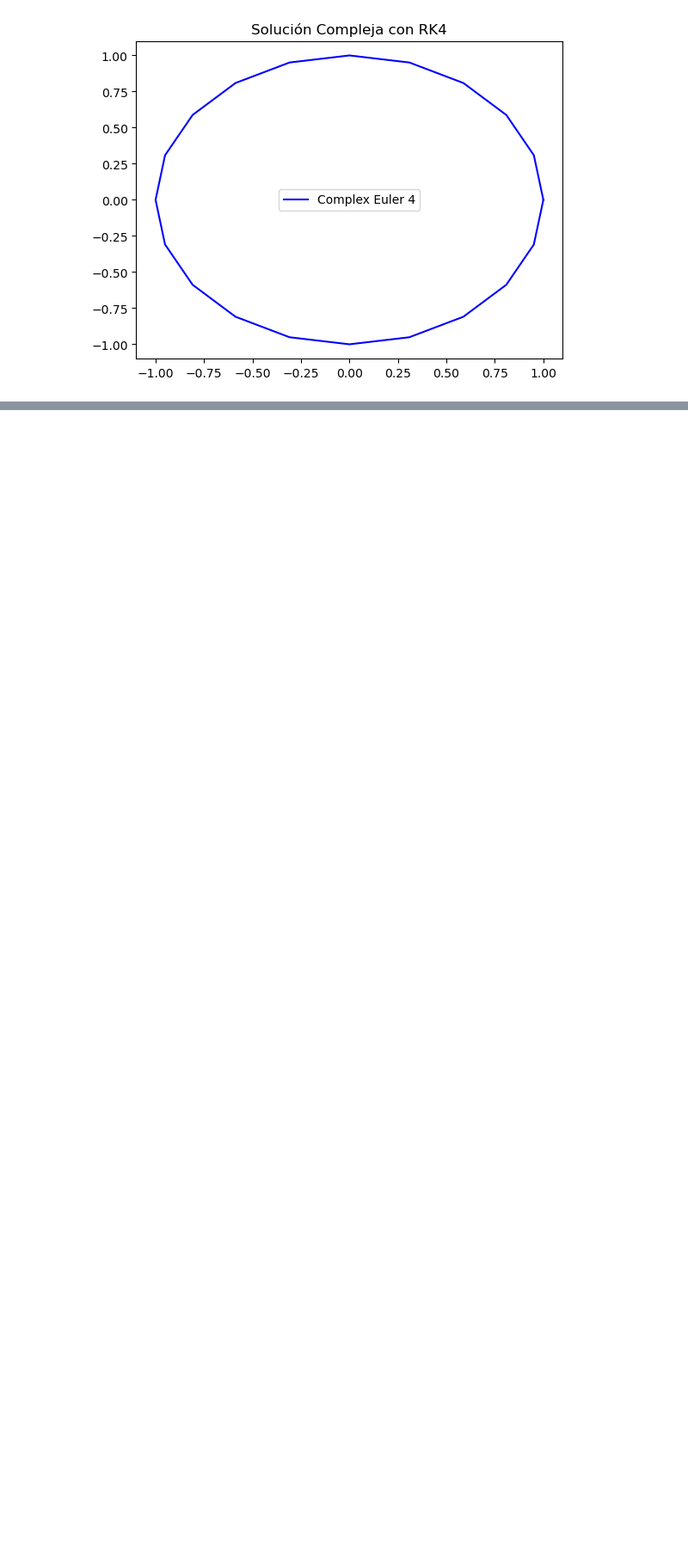
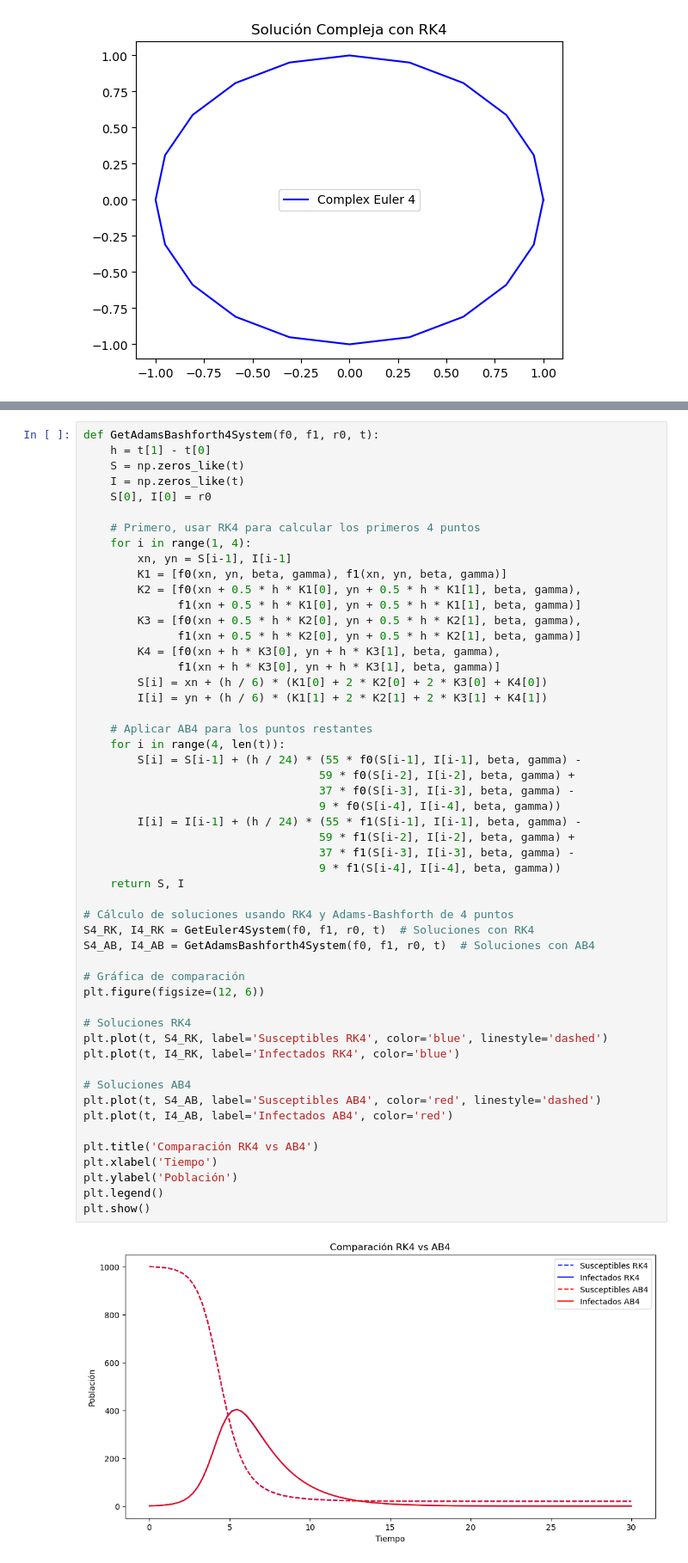
Before and after one commit to leylaaaa1/MetodosII_SantiagoGarcia_CatalinaGuatibonza, a Jupyter notebook: Parcial2_SantiagoGarcia_CatalinaGuatibonza/PreParcialRK_Bashford_Moulton.ipynb, the cells around one changed output, grey strips where cells are left out. Shown at 86% size. Drawn from its saved outputs; the diff is of its cells as text; blank space fills up the shorter version.

```diff
--- a/Parcial2_SantiagoGarcia_CatalinaGuatibonza/PreParcialRK_Bashford_Moulton.ipynb
+++ b/Parcial2_SantiagoGarcia_CatalinaGuatibonza/PreParcialRK_Bashford_Moulton.ipynb
@@ -150,0 +483,54 @@ plt.legend()
+# %%
+def GetAdamsBashforth4System(f0, f1, r0, t):
+    h = t[1] - t[0]
+    S = np.zeros_like(t)
+    I = np.zeros_like(t)
+    S[0], I[0] = r0
+
+    # Primero, usar RK4 para calcular los primeros 4 puntos
+    for i in range(1, 4):
+        xn, yn = S[i-1], I[i-1]
+        K1 = [f0(xn, yn, beta, gamma), f1(xn, yn, beta, gamma)]
+        K2 = [f0(xn + 0.5 * h * K1[0], yn + 0.5 * h * K1[1], beta, gamma),
+              f1(xn + 0.5 * h * K1[0], yn + 0.5 * h * K1[1], beta, gamma)]
+        K3 = [f0(xn + 0.5 * h * K2[0], yn + 0.5 * h * K2[1], beta, gamma),
+              f1(xn + 0.5 * h * K2[0], yn + 0.5 * h * K2[1], beta, gamma)]
+        K4 = [f0(xn + h * K3[0], yn + h * K3[1], beta, gamma),
+              f1(xn + h * K3[0], yn + h * K3[1], beta, gamma)]
+        S[i] = xn + (h / 6) * (K1[0] + 2 * K2[0] + 2 * K3[0] + K4[0])
+        I[i] = yn + (h / 6) * (K1[1] + 2 * K2[1] + 2 * K3[1] + K4[1])
+
+    # Aplicar AB4 para los puntos restantes
+    for i in range(4, len(t)):
+        S[i] = S[i-1] + (h / 24) * (55 * f0(S[i-1], I[i-1], beta, gamma) -
+                                   59 * f0(S[i-2], I[i-2], beta, gamma) +
+                                   37 * f0(S[i-3], I[i-3], beta, gamma) -
+                                   9 * f0(S[i-4], I[i-4], beta, gamma))
+        I[i] = I[i-1] + (h / 24) * (55 * f1(S[i-1], I[i-1], beta, gamma) -
+                                   59 * f1(S[i-2], I[i-2], beta, gamma) +
+                                   37 * f1(S[i-3], I[i-3], beta, gamma) -
+                                   9 * f1(S[i-4], I[i-4], beta, gamma))
+    return S, I
+
+# Cálculo de soluciones usando RK4 y Adams-Bashforth de 4 puntos
+S4_RK, I4_RK = GetEuler4System(f0, f1, r0, t)  # Soluciones con RK4
+S4_AB, I4_AB = GetAdamsBashforth4System(f0, f1, r0, t)  # Soluciones con AB4
+
+# Gráfica de comparación
+plt.figure(figsize=(12, 6))
+
+# Soluciones RK4
+plt.plot(t, S4_RK, label='Susceptibles RK4', color='blue', linestyle='dashed')
+plt.plot(t, I4_RK, label='Infectados RK4', color='blue')
+
+# Soluciones AB4
+plt.plot(t, S4_AB, label='Susceptibles AB4', color='red', linestyle='dashed')
+plt.plot(t, I4_AB, label='Infectados AB4', color='red')
+
+plt.title('Comparación RK4 vs AB4')
+plt.xlabel('Tiempo')
+plt.ylabel('Población')
+plt.legend()
+plt.show()
+# %% [output]
+[figure, added]
```
Also changed, not shown: parts of 21 cells of this notebook.
